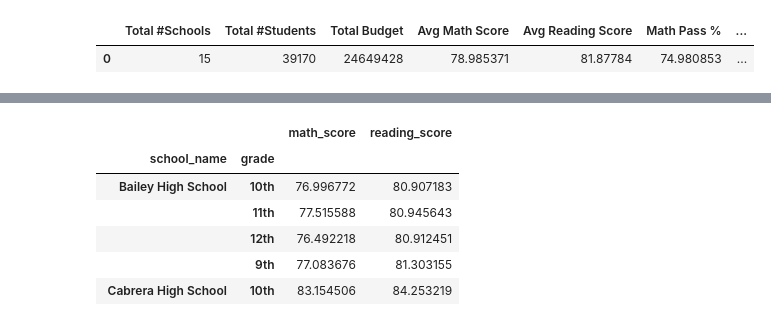
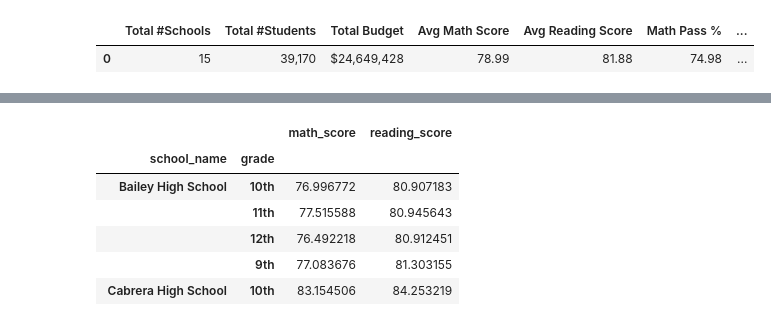
Before and after one commit to vk8895/Pandas, a Jupyter notebook: PyCitySchoolsFinal.ipynb, the cells around one changed output, grey strips where cells are left out. Saved outputs shown, nothing was run; the diff lists cells and outputs as text; code cells hidden in the pictures.

```diff
--- a/PyCitySchoolsFinal.ipynb
+++ b/PyCitySchoolsFinal.ipynb
@@ -38,35 +38,42 @@ budget_total = school_data["budget"].sum()
 #Sub-Task 4: Calculate Average Math Score
 #Basic Method: Take average of math column in complete dataset
 Math_Avg = complete_data["math_score"].mean()
 
 #Sub-Task 5: Calculate Average Reading Score
 #Basic Method: Take average of reading column in complete dataset
 Read_Avg = complete_data["reading_score"].mean()
 
 #Sub-Task 6: Calculate %Students passing Math (>=70)
 #Basic Method: Locate students with passing math scores, find length, and take %
 Math_Pass = len(complete_data.loc[complete_data["math_score"] >= 70])
 Math_Pct = Math_Pass/students_number * 100
 
 #Sub-Task 7: Calculate %Students passing Reading (>=70)
 #Basic Method: Locate students with passing reading scores, find length, and take %
 Read_Pass = len(complete_data.loc[complete_data["reading_score"]>=70])
 Read_Pct = Read_Pass/students_number * 100
 
 #Sub-Task 8: Calculate %Students passing both Math and Reading
 #Basic Method: Locate students with passing math scores, then within that, passing reading scores. Find length, take %
 Math_Pass_O = complete_data.loc[complete_data["math_score"]>=70]
 Math_and_Read_Pass = len(Math_Pass_O.loc[Math_Pass_O["reading_score"]>=70])
 Math_and_Read_Pct = Math_and_Read_Pass/students_number * 100
 
 #Sub-Task 9: Create dataframe with above data
 District_Breakdown = pd.DataFrame({"Total #Schools": [schools_number], "Total #Students":[students_number],"Total Budget":[budget_total],"Avg Math Score":[Math_Avg],"Avg Reading Score":[Read_Avg],"Math Pass %":[Math_Pct],"Reading Pass %":[Read_Pct],"Overall Pass %":[Math_and_Read_Pct]})
-District_Breakdown
 
 #Sub-Task 10: Cleanup Formatting
+District_Breakdown["Avg Math Score"] = District_Breakdown["Avg Math Score"].map("{:.2f}".format)
+District_Breakdown["Avg Reading Score"] = District_Breakdown["Avg Reading Score"].map("{:.2f}".format)
+District_Breakdown["Math Pass %"] = District_Breakdown["Math Pass %"].map("{:.2f}".format)
+District_Breakdown["Reading Pass %"] = District_Breakdown["Reading Pass %"].map("{:.2f}".format)
+District_Breakdown["Overall Pass %"] = District_Breakdown["Overall Pass %"].map("{:.2f}".format)
+District_Breakdown["Total #Students"] = District_Breakdown["Total #Students"].map("{:,}".format)
+District_Breakdown["Total Budget"] = District_Breakdown["Total Budget"].map("${:,}".format)
+District_Breakdown
 # %% [output]
 |  | Total #Schools | Total #Students | Total Budget | Avg Math Score | Avg Reading Score | Math Pass % | ... |
-| 0 | 15 | 39170 | 24649428 | 78.985371 | 81.87784 | 74.980853 | ... |
+| 0 | 15 | 39,170 | $24,649,428 | 78.99 | 81.88 | 74.98 | ... |
 # %%
 #Task 2: Schools Summary
 
```
Also changed, not shown: parts of 1 cell of this notebook, 1 other file.
